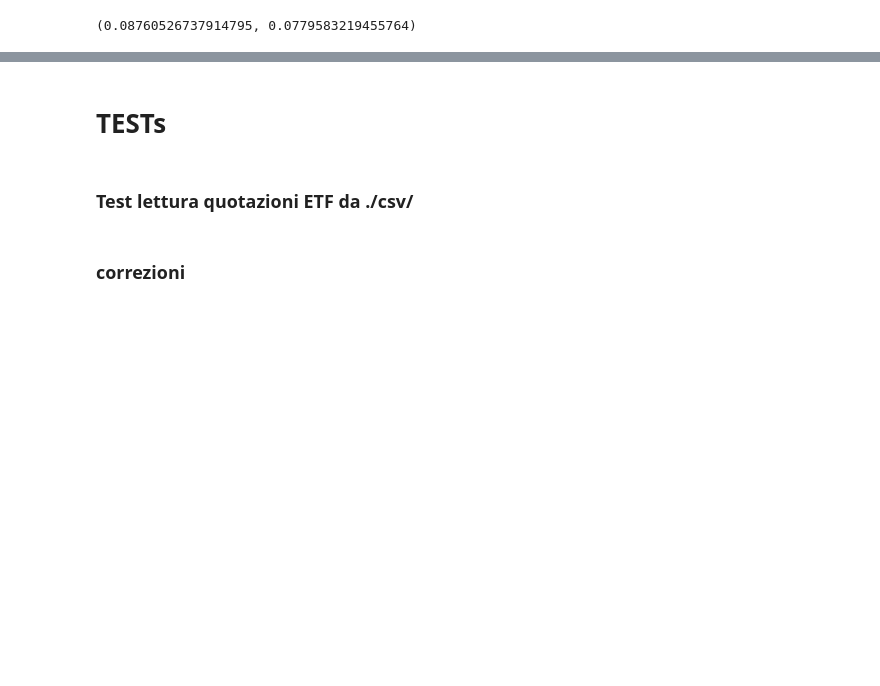
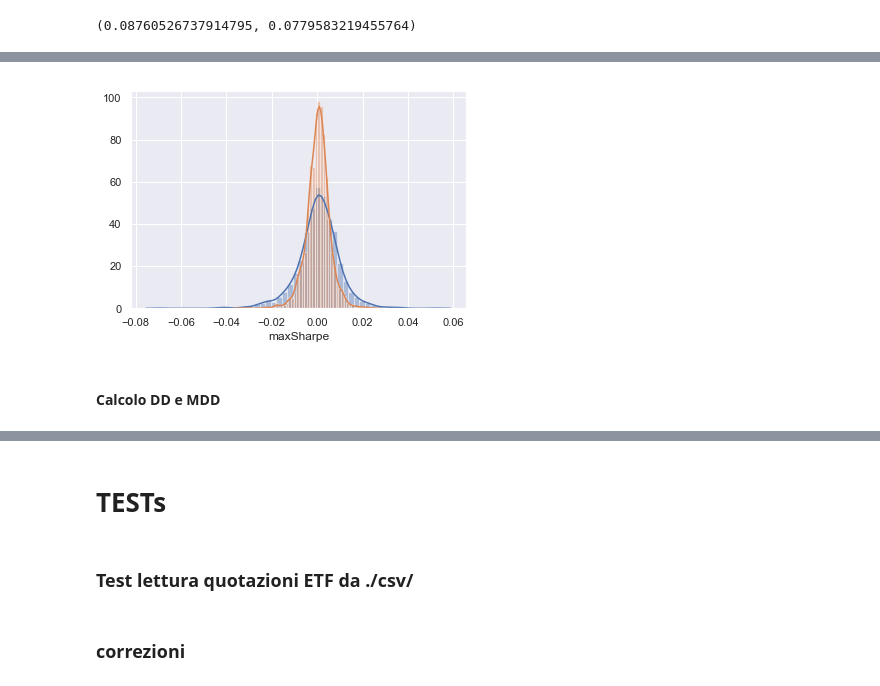
Before and after one commit to zniffur/mytrading, a Jupyter notebook: Clean data.ipynb, the cells around one changed output, grey strips where cells are left out. Saved outputs shown, nothing was run; the diff lists cells and outputs as text; code cells hidden in the pictures; blank space fills up the shorter version.

```diff
--- a/Clean data.ipynb
+++ b/Clean data.ipynb
@@ -978,0 +1002,3 @@ plt.legend()
+# %%
+portfolio_returns = np.log(pndata/pndata.shift(1))
+portfolio_returns.dropna(inplace=True)
@@ -978,0 +1015,16 @@ plt.legend()
+# %%
+sns.set()
+
+fig4 = plt.figure()
+#sns.distplot(returns['ibtm'])
+sns.distplot(portfolio_returns.iusa)
+sns.distplot(portfolio_returns.maxSharpe)
+#sns.distplot(portfolio_returns.phau)
+#plt.legend(('ibtm','em15','ibgm'),fontsize = 12)
+#plt.legend(('em15','ibgl'),fontsize = 12)
+
+plt.show()
+# %% [output]
+[figure, added]
+# %% [markdown]
+#### Calcolo DD e MDD
```
Also changed, not shown: parts of 26 cells of this notebook.
